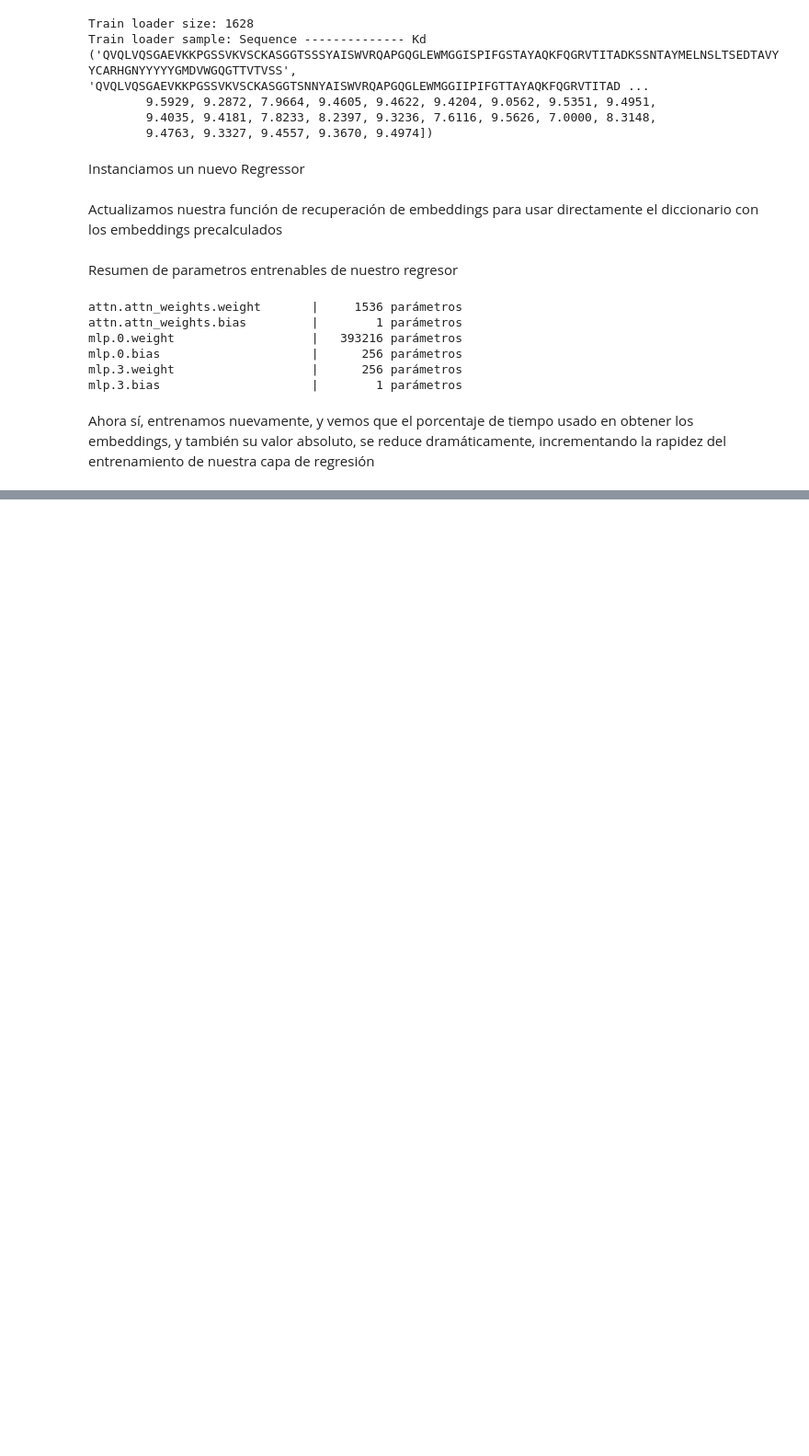
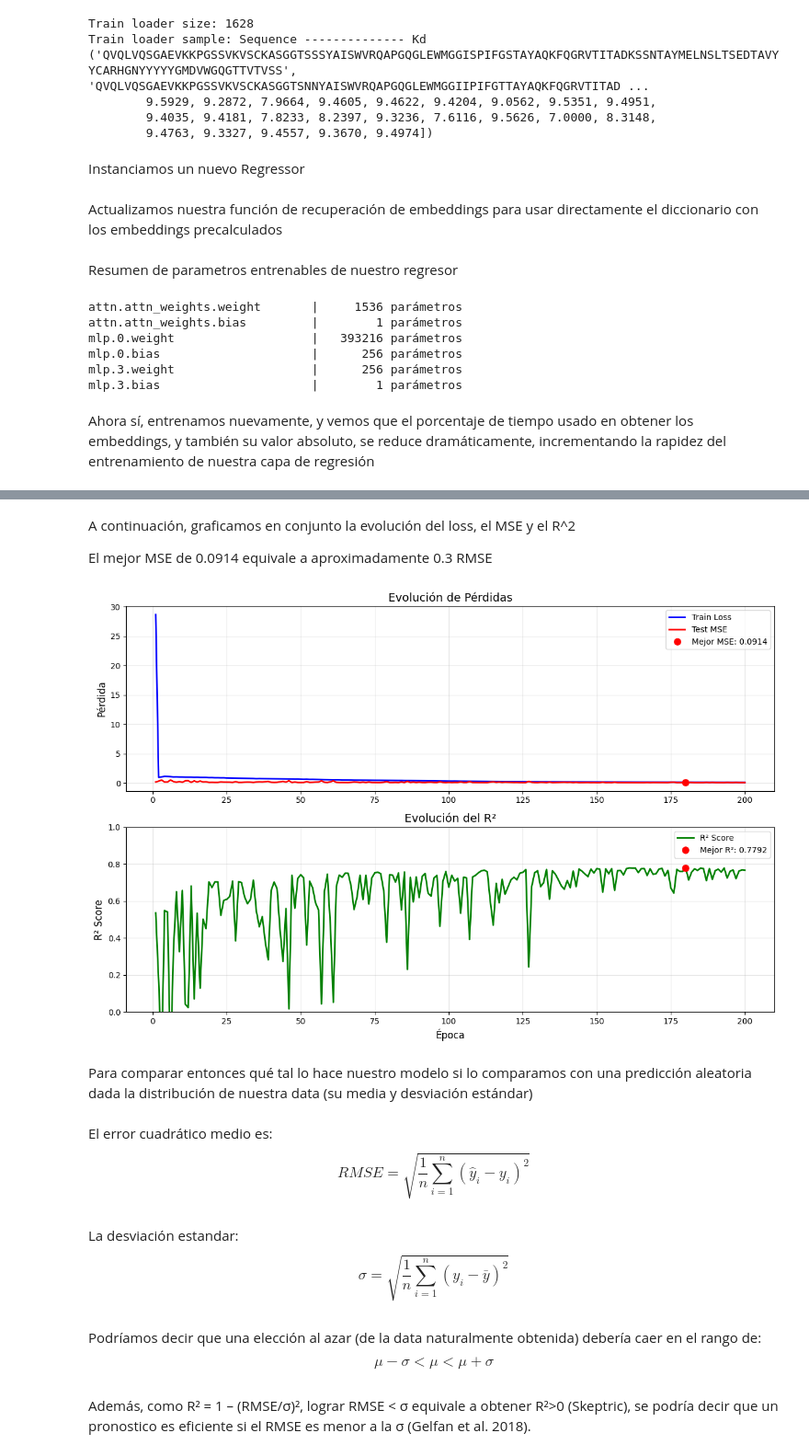
Before and after one commit to benjaminhurbe/250610_esm3, a Jupyter notebook: scripts/03_transfer_learning_regression_head.ipynb, the cells around one changed output, grey strips where cells are left out. Shown: that part at 92% size. Cells and saved outputs as stored; diff of their text form; code cells hidden in the pictures; blank space fills up the shorter version.

```diff
--- a/scripts/03_transfer_learning_regression_head.ipynb
+++ b/scripts/03_transfer_learning_regression_head.ipynb
@@ -716,0 +693,50 @@ plt.show()
+# %% [markdown]
+A continuación, graficamos en conjunto la evolución del loss, el MSE y el R^2
+
+El mejor MSE de 0.0914 equivale a aproximadamente 0.3 RMSE
+# %%
+# === Graficar resultados ===
+plt.figure(figsize=(12, 8))
+
+plt.subplot(2, 1, 1)
+epochs = list(range(1, EPOCHS+1))
+plt.plot(epochs, train_losses, 'b-', label='Train Loss', linewidth=2)
+plt.plot(epochs, test_losses, 'r-', label='Test MSE', linewidth=2)
+plt.plot(best_epoch, best_mse, 'ro', markersize=8, label=f'Mejor MSE: {best_mse:.4f}')
+plt.title('Evolución de Pérdidas', fontsize=14)
+plt.ylabel('Pérdida', fontsize=12)
+plt.legend()
+plt.grid(True, alpha=0.3)
+
+plt.subplot(2, 1, 2)
+plt.plot(epochs, r2_scores, 'g-', label='R² Score', linewidth=2)
+plt.plot(best_epoch, best_r2, 'ro', markersize=8, label=f'Mejor R²: {best_r2:.4f}')
+plt.title('Evolución del R²', fontsize=14)
+plt.xlabel('Época', fontsize=12)
+plt.ylabel('R² Score', fontsize=12)
+plt.ylim(0, 1)
+plt.legend()
+plt.grid(True, alpha=0.3)
+
+plt.tight_layout()
+# %% [output]
+[figure, added]
+# %% [markdown]
+Para comparar entonces qué tal lo hace nuestro modelo si lo comparamos con una predicción aleatoria dada la distribución de nuestra data (su media y desviación estándar)
+# %% [markdown]
+El error cuadrático medio es:
+ $$
+ RMSE = \sqrt{\frac{1}{n} \sum_{i=1}^n (\hat{y}_i - y_i)^2}
+ $$
+# %% [markdown]
+La desviación estandar:
+$$
+\sigma = \sqrt{\frac{1}{n} \sum_{i=1}^n (y_i - \bar{y})^2}
+$$
+# %% [markdown]
+Podríamos decir que una elección al azar (de la data naturalmente obtenida) debería caer en el rango de:
+$$
+ \mu - \sigma < \mu < \mu + \sigma
+ $$
+# %% [markdown]
+Además, como R² = 1 – (RMSE/σ)², lograr RMSE < σ equivale a obtener R²>0 (Skeptric), se podría decir que un pronostico es eficiente si el RMSE es menor a la σ (Gelfan et al. 2018).
```
Also changed, not shown: parts of 30 cells of this notebook, 1 other file.
